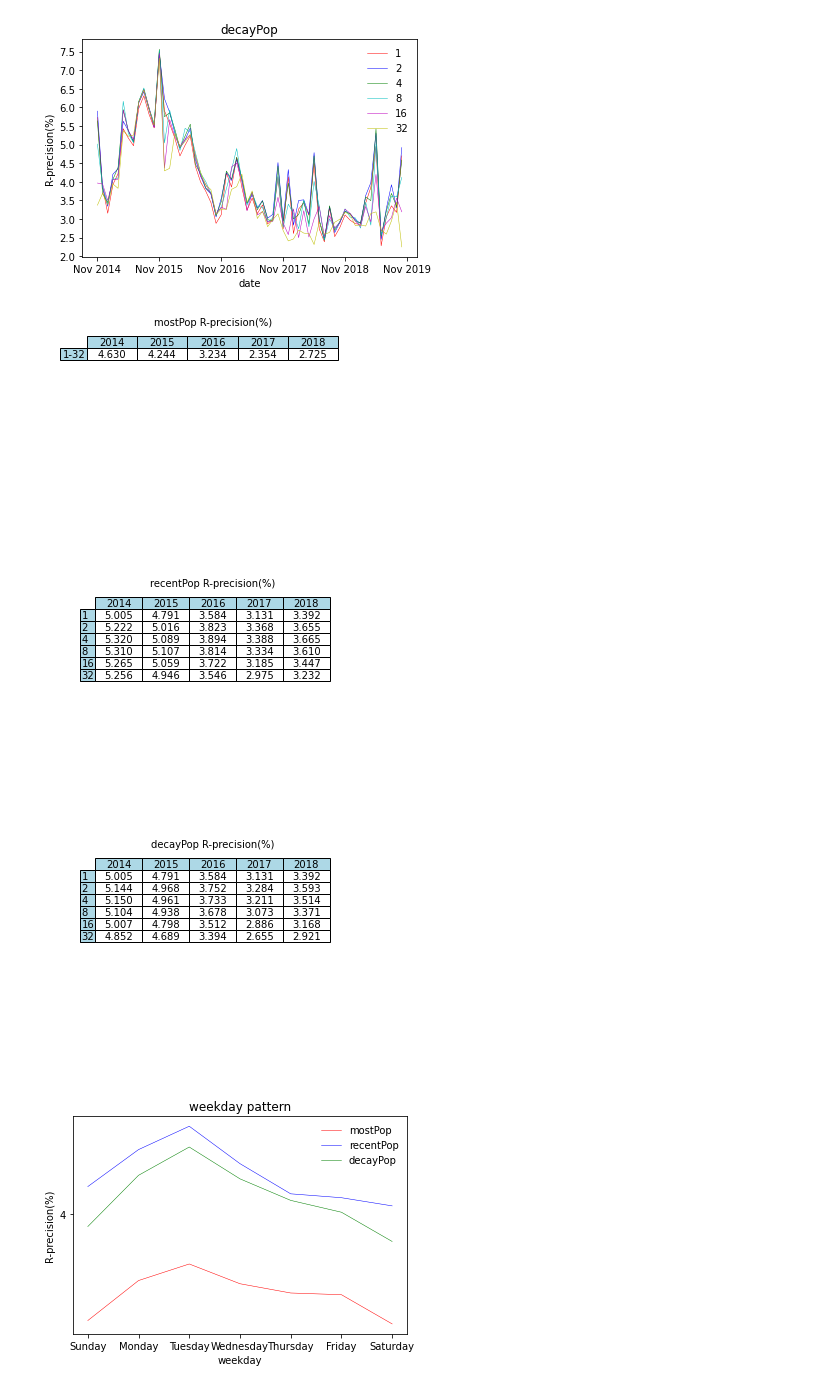
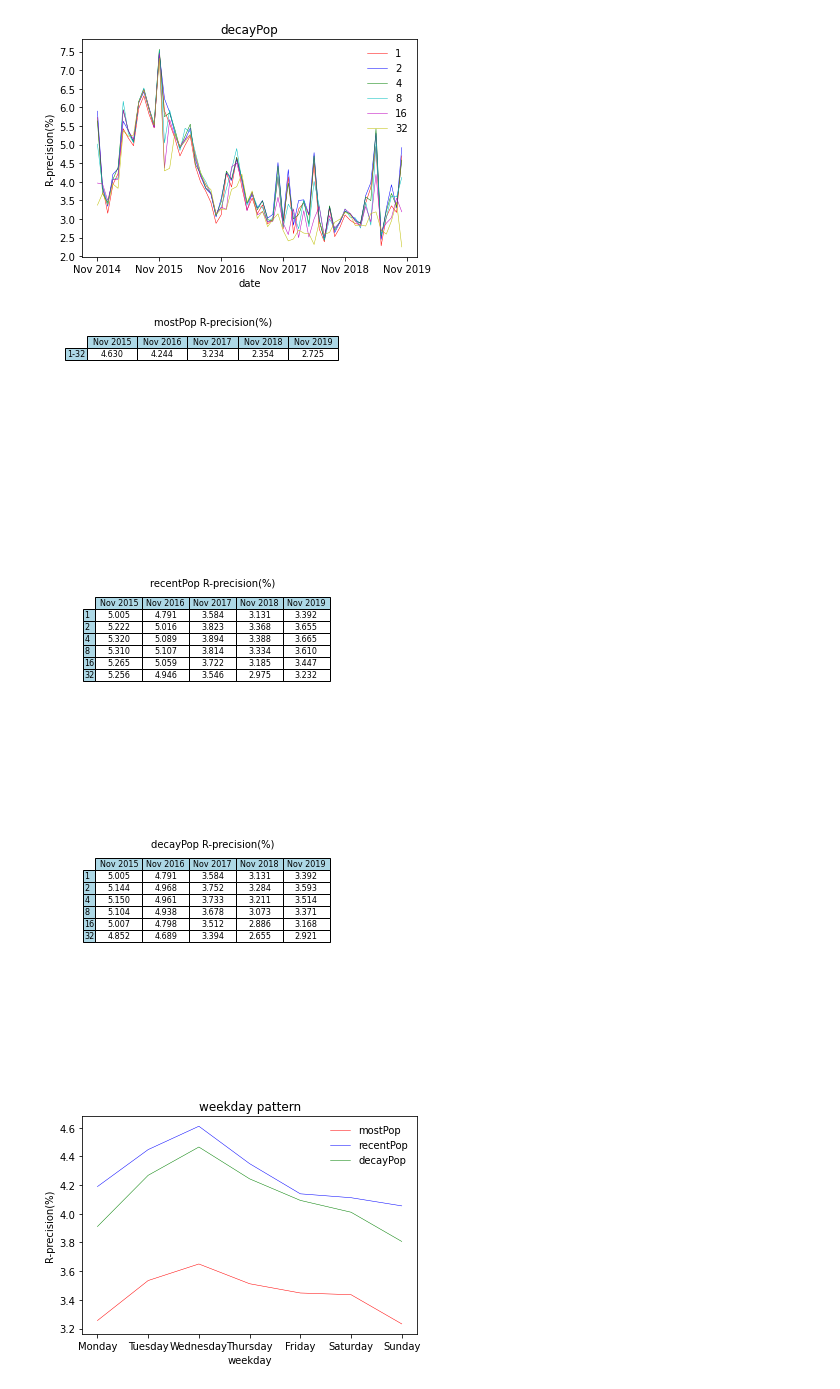
Before and after one commit to liguanlong/Final-Year-Project, a Jupyter notebook: baselineRecommender.ipynb, the cells around one changed output. Cells and saved outputs as stored; diff of their text form; code cells hidden in the pictures.

Commit message:
plot weekly, monthly and yearly pattern

```diff
--- a/baselineRecommender.ipynb
+++ b/baselineRecommender.ipynb
@@ -73,14 +73,17 @@ date (2014, 11, 31) invalid
 KeyboardInterrupt:
 # %%
 day_aves = np.load(os.path.join('data', 'day_aves.npy'), allow_pickle=True).tolist()
-print(day_aves)
 month_aves = []
 year_aves = []
 weekday_pattern = []
+monthly_pattern = []
+yearly_pattern = []
 for method in range(0, 3):
     year_ave_per_method = []
     month_ave_per_method = []
     weekday_pattern_per_method = [[] for i in range(7)]
+    monthly_pattern_per_method = [[] for i in range(12)]
+    yearly_pattern_per_method = [[] for i in range(5)]
     for day_ave in day_aves:
         year_ave_per_param = []
         month_ave_per_param = []
@@ -96,6 +99,8 @@ for method in range(0, 3):
                         if day_ave == day_aves[2]: # deltat = 4
                             weekday = date(year, month, day).weekday()
                             weekday_pattern_per_method[weekday].append(value[method])
+                            monthly_pattern_per_method[month - 1].append(value[method])
+                            yearly_pattern_per_method[year - 2015].append(value[method])
                 month_ave_per_param.append(sum(month_value) / len(month_value) * 100)
             year_ave_per_param.append("%.3f" % (sum(year_value) / len(year_value) * 100))
         year_ave_per_method.append(year_ave_per_param)
@@ -103,3 +108,5 @@ for method in range(0, 3):
     year_aves.append(year_ave_per_method)
     month_aves.append(month_ave_per_method)
     weekday_pattern.append([(sum(v) / len(v) * 100) for v in weekday_pattern_per_method])
+    monthly_pattern.append([(sum(v) / len(v) * 100) for v in monthly_pattern_per_method])
+    yearly_pattern.append([(sum(v) / len(v) * 100) for v in yearly_pattern_per_method])
@@ -108,7 +113,7 @@ for method in range(0, 3):
 # %%
 # plot monthly average
-year_x = []
-for year in range(2013, 2020):
+year_x = ['']
+for year in range(2014, 2020):
     year_x.append('Nov ' + str(year))
 year_x[0] = 'Nov 2014'
 temp_x = [i for i in range(0, 60)]
@@ -147,7 +152,7 @@ for i in range(0, len(methods)):
     if methods[i] == 'mostPop':
         table = ax.table(
             cellText = [year_aves[i][0]],
-            colLabels = [year for year in range(2014, 2020)],
+            colLabels = ['Nov ' + str(year) for year in range(2015, 2021)],
             rowLabels = ['1-32'],
             rowColours = ["lightblue"] * 1,
             colColours = ["lightblue"] * len(year_aves[i][0]),
@@ -159,7 +164,7 @@ for i in range(0, len(methods)):
         table = ax.table(
             cellText = year_aves[i],
             rowLabels = params['delta_t'],
-            colLabels = [year for year in range(2014, 2019)],
+            colLabels = ['Nov ' + str(year) for year in range(2015, 2021)],
             rowColours = ["lightblue"] * len(year_aves[i]),
             colColours = ["lightblue"] * len(year_aves[i][0]),
             colWidths= [0.14] * len(year_aves[i][0]),
@@ -171,26 +176,26 @@ for i in range(0, len(methods)):
     bbox_inches = bbox.transformed(fig.dpi_scale_trans.inverted())
     fig.savefig('./figures/yearly_average_' + str(methods[i]), bbox_inches=bbox_inches, dpi=300)
 # %% [output]
-[figure, old version]
+[figure, new version]
-[figure, old version]
+[figure, new version]
-[figure, old version]
+[figure, new version]
 # %%
 # weekday_pattern
 fig, ax = plt.subplots()
 temp_x = [i for i in range(7)]
 x_loc = plticker.MultipleLocator(base=1)
-y_loc = plticker.MultipleLocator(base=2)
+y_loc = plticker.MultipleLocator(base=0.2)
 ax.xaxis.set_major_locator(x_loc)
 ax.yaxis.set_major_locator(y_loc)
 ax.set_title('weekday pattern', loc='center')
 for i in range(3):
     ax.plot(temp_x,
             weekday_pattern[i],
             color=colors[i], linewidth=0.5, label = methods[i])
-ax.set_xticklabels(['', 'Sunday', 'Monday', 'Tuesday', 'Wednesday', 'Thursday', 'Friday', 'Saturday'])
+ax.set_xticklabels(['', 'Monday', 'Tuesday', 'Wednesday', 'Thursday', 'Friday', 'Saturday', 'Sunday'])
 ax.legend(loc='upper right', frameon=False)
 ax.set_xlabel('weekday')
 ax.set_ylabel('R-precision(%)' )
 fig.savefig('./figures/weekday_pattern', bbox_inches='tight', dpi=300)
 # %% [output]
-[figure, old version]
+[figure, new version]
```
Also changed, not shown: parts of 4 cells of this notebook, 12 other files.
